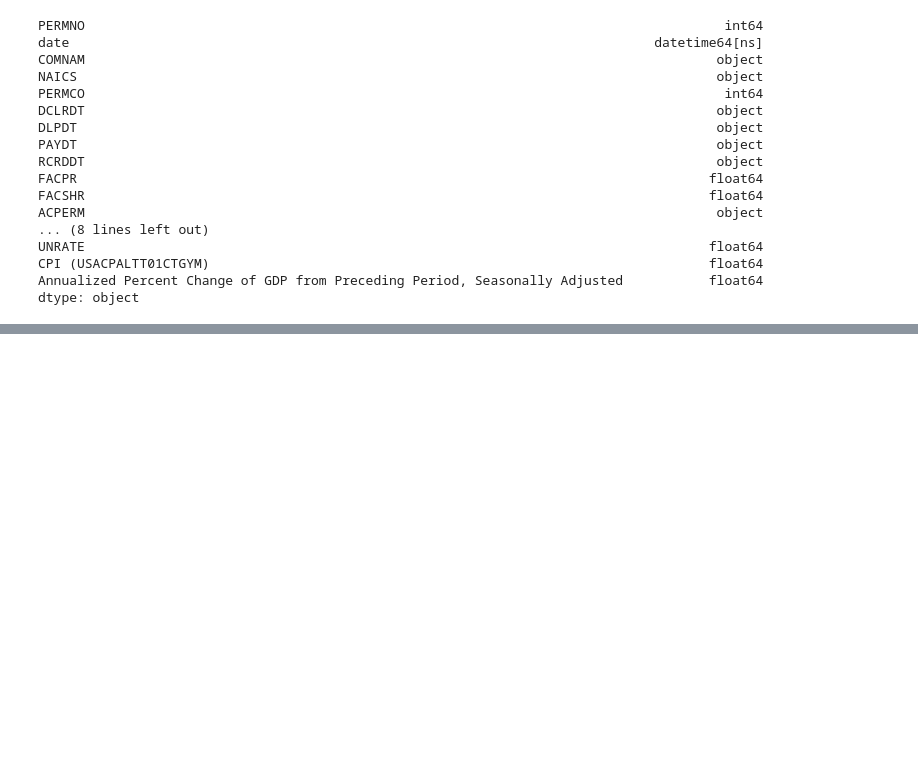
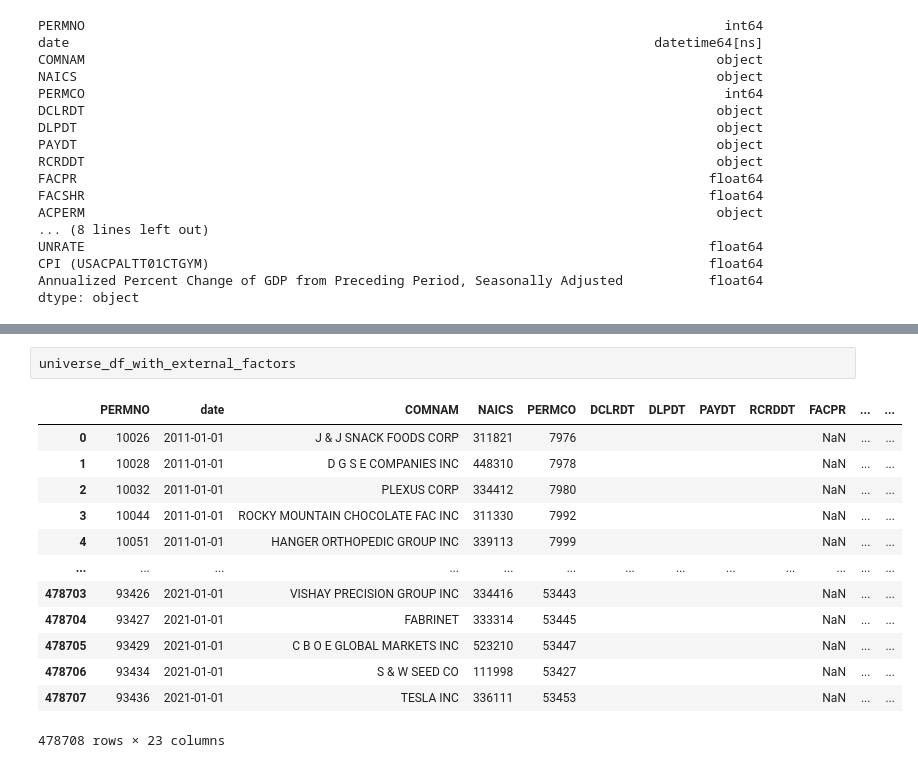
Before and after one commit to peterhindi/UBCTG-Factor-Research-Team, a Jupyter notebook: Factor_Model.ipynb, the cells around one changed output, grey strips where cells are left out. Drawn from its saved outputs; the diff is of its cells as text; blank space fills up the shorter version.

```diff
--- a/Factor_Model.ipynb
+++ b/Factor_Model.ipynb
@@ -172 +187,17 @@ dtype: object
+# %%
+universe_df_with_external_factors
+# %% [output]
+|  | PERMNO | date | COMNAM | NAICS | PERMCO | DCLRDT | DLPDT | PAYDT | RCRDDT | FACPR | ... | ... |
+| 0 | 10026 | 2011-01-01 | J & J SNACK FOODS CORP | 311821 | 7976 |  |  |  |  | NaN | ... | ... |
+| 1 | 10028 | 2011-01-01 | D G S E COMPANIES INC | 448310 | 7978 |  |  |  |  | NaN | ... | ... |
+| 2 | 10032 | 2011-01-01 | PLEXUS CORP | 334412 | 7980 |  |  |  |  | NaN | ... | ... |
+| 3 | 10044 | 2011-01-01 | ROCKY MOUNTAIN CHOCOLATE FAC INC | 311330 | 7992 |  |  |  |  | NaN | ... | ... |
+| 4 | 10051 | 2011-01-01 | HANGER ORTHOPEDIC GROUP INC | 339113 | 7999 |  |  |  |  | NaN | ... | ... |
+| ... | ... | ... | ... | ... | ... | ... | ... | ... | ... | ... | ... | ... |
+| 478703 | 93426 | 2021-01-01 | VISHAY PRECISION GROUP INC | 334416 | 53443 |  |  |  |  | NaN | ... | ... |
+| 478704 | 93427 | 2021-01-01 | FABRINET | 333314 | 53445 |  |  |  |  | NaN | ... | ... |
+| 478705 | 93429 | 2021-01-01 | C B O E GLOBAL MARKETS INC | 523210 | 53447 |  |  |  |  | NaN | ... | ... |
+| 478706 | 93434 | 2021-01-01 | S & W SEED CO | 111998 | 53427 |  |  |  |  | NaN | ... | ... |
+| 478707 | 93436 | 2021-01-01 | TESLA INC | 336111 | 53453 |  |  |  |  | NaN | ... | ... |
+478708 rows × 23 columns
 # %%
```
Also changed, not shown: parts of 4 cells of this notebook.
